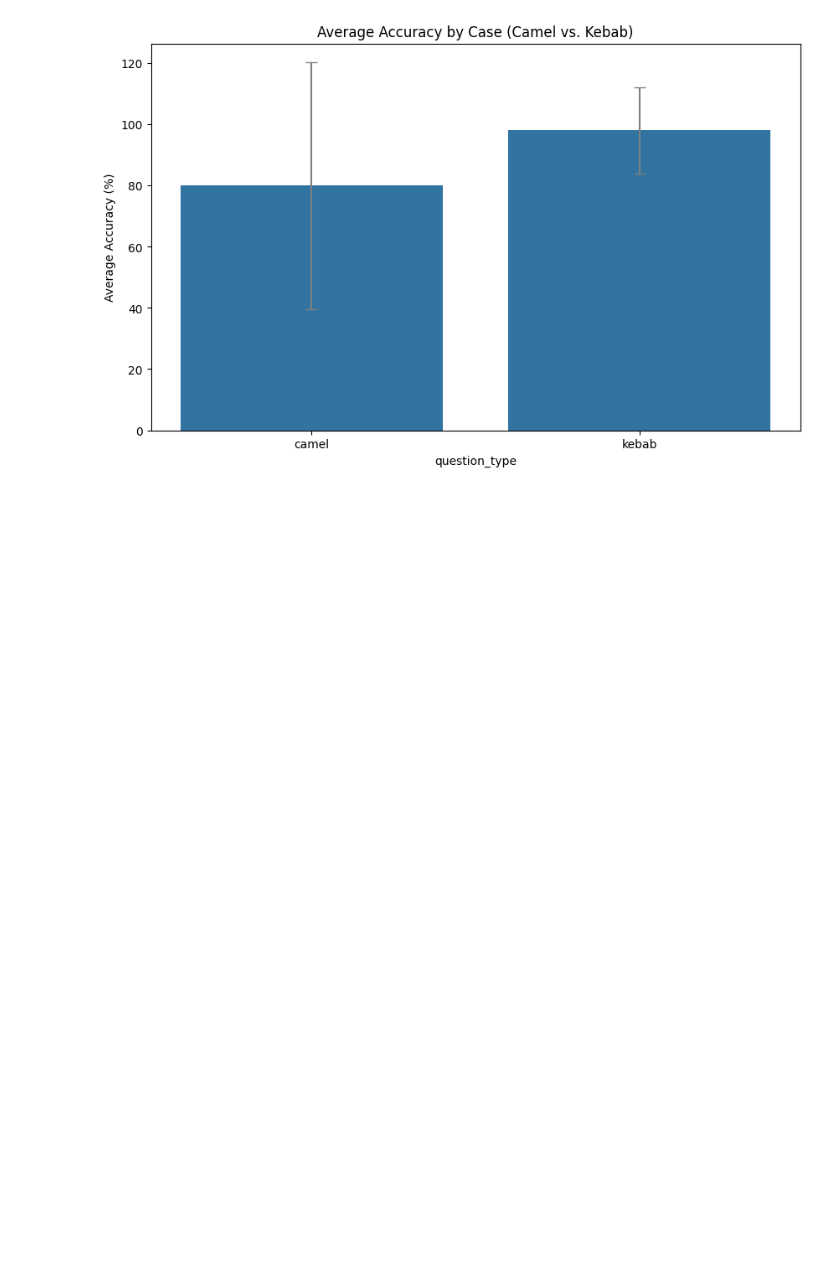
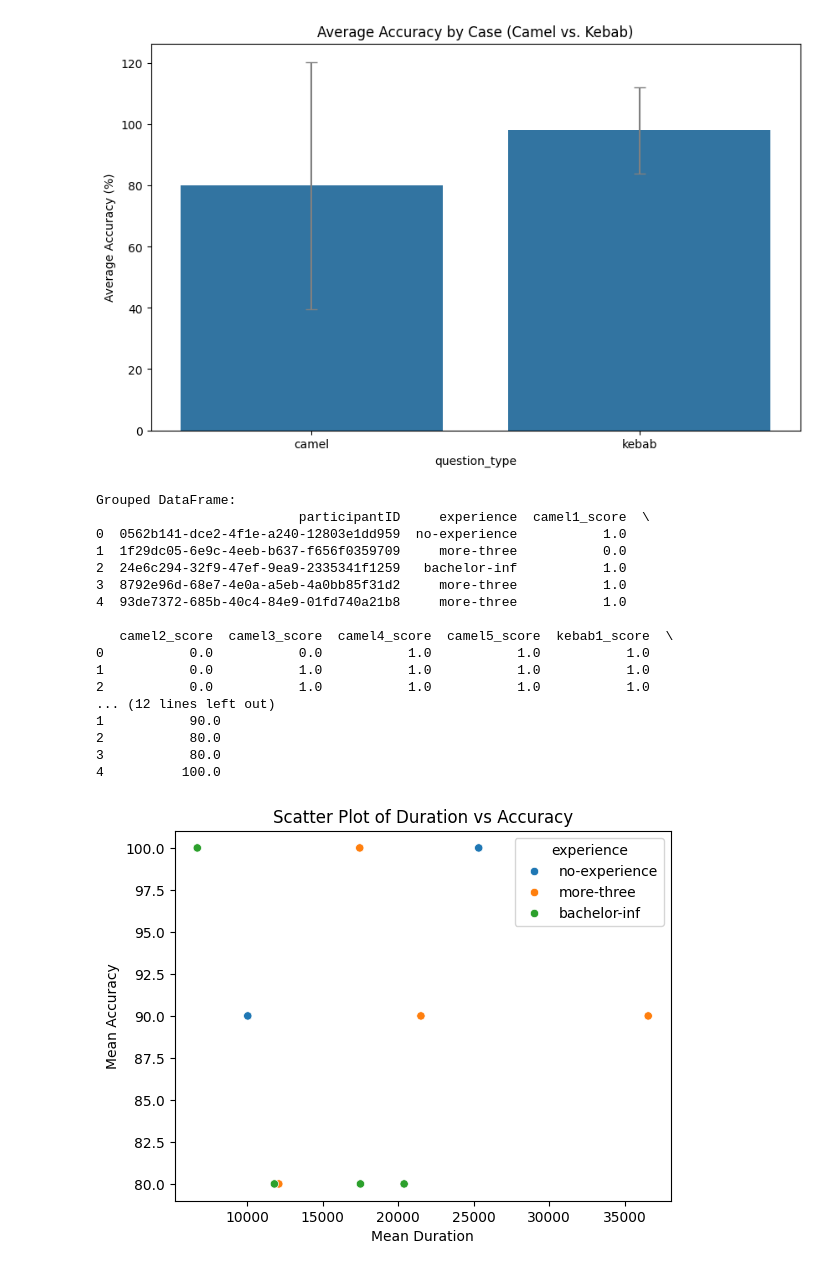
Before and after one commit to kybeka/projects-ee, a Jupyter notebook: exp2/datas/d.ipynb, the cells around one changed output. Cells and saved outputs as stored; diff of their text form; code cells hidden in the pictures; blank space fills up the shorter version.

Commit message:
another chart

```diff
--- a/exp2/datas/d.ipynb
+++ b/exp2/datas/d.ipynb
@@ -271,3 +271,51 @@ The `ci` parameter is deprecated. Use `errorbar=None` for the same effect.
 
   sns.barplot(x='question_type', y='mean', data=overall_avg_accuracy_df, ci=None)
 [figure]
+# %%
+# Assuming your DataFrame is named 'df'
+
+# Filter columns to include only score-related columns
+score_columns = [col for col in df.columns if '_score' in col]
+
+# Group by participant and experience, calculate mean duration and accuracy
+grouped_df = df.groupby(['participantID', 'experience'])[score_columns].mean()
+
+# Reset the index to make participantID and experience regular columns
+grouped_df = grouped_df.reset_index()
+
+# Calculate mean duration and accuracy for each participant
+duration_columns = [col for col in df.columns if '_time' in col]
+accuracy_columns = [col for col in df.columns if '_score' in col]
+
+grouped_df['mean_duration'] = df[duration_columns].mean(axis=1)
+grouped_df['mean_accuracy'] = df[accuracy_columns].mean(axis=1) * 100
+
+# Print the grouped DataFrame to check the result
+print("Grouped DataFrame:")
+print(grouped_df.head())
+
+# Create a scatter plot
+sns.scatterplot(x='mean_duration', y='mean_accuracy', hue='experience', data=grouped_df)
+plt.title('Scatter Plot of Duration vs Accuracy')
+plt.xlabel('Mean Duration')
+plt.ylabel('Mean Accuracy')
+plt.show()
+# %% [output]
+Grouped DataFrame:
+                          participantID     experience  camel1_score  \
+0  0562b141-dce2-4f1e-a240-12803e1dd959  no-experience           1.0
+1  1f29dc05-6e9c-4eeb-b637-f656f0359709     more-three           0.0
+2  24e6c294-32f9-47ef-9ea9-2335341f1259   bachelor-inf           1.0
+3  8792e96d-68e7-4e0a-a5eb-4a0bb85f31d2     more-three           1.0
+4  93de7372-685b-40c4-84e9-01fd740a21b8     more-three           1.0
+
+   camel2_score  camel3_score  camel4_score  camel5_score  kebab1_score  \
+0           0.0           0.0           1.0           1.0           1.0
+1           0.0           1.0           1.0           1.0           1.0
+2           0.0           1.0           1.0           1.0           1.0
+... (12 lines left out)
+1           90.0
+2           80.0
+3           80.0
+4          100.0
+[figure, added]
```
